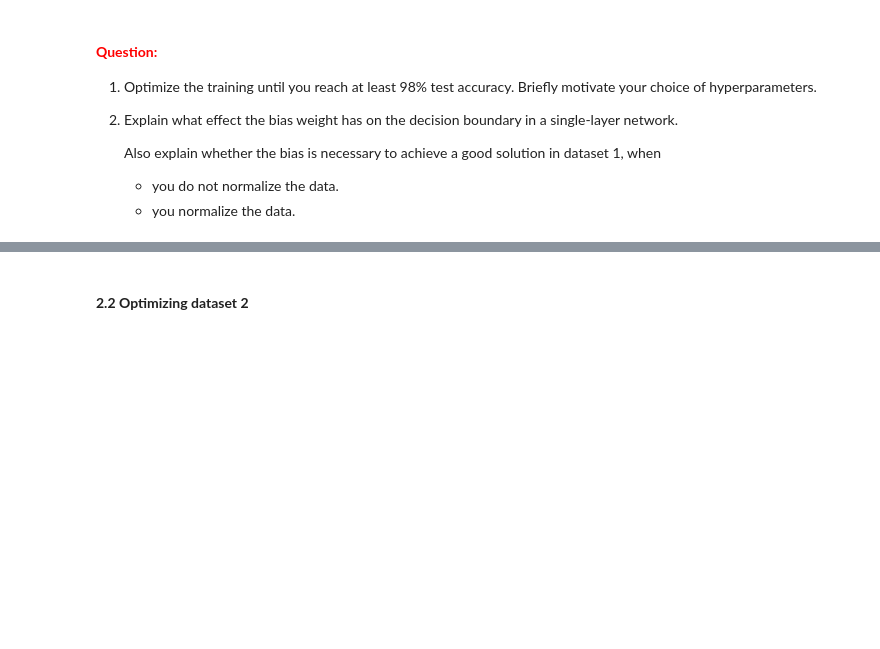
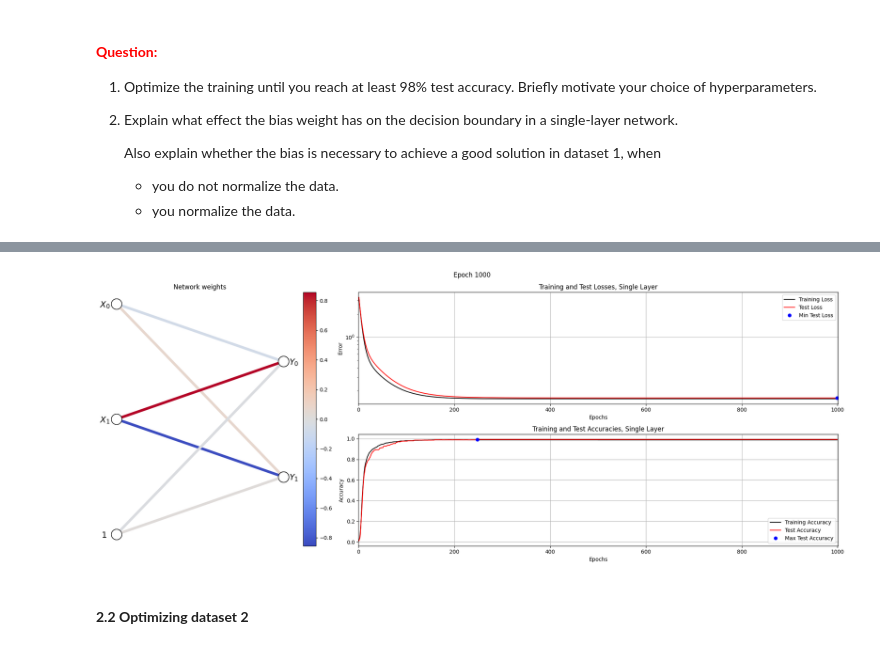
Before and after one commit to bobby-08/Deep-Learning-Labs-732A82, a Jupyter notebook: Lab1/SingleLayer.ipynb, the cells around one changed output, grey strips where cells are left out. Cells and saved outputs as stored; diff of their text form; code cells hidden in the pictures; blank space fills up the shorter version.

Commit message:
Implementing single layer

```diff
--- a/Lab1/SingleLayer.ipynb
+++ b/Lab1/SingleLayer.ipynb
@@ -420,3 +455,8 @@ trainSingleLayerOnDataset(1, 0.15, W0, B0, params)
+# %%
+params = {"epochs": 1000, "learningRate": 0.05}
+W, B, metrics = trainSingleLayer(XTrainNorm, DTrain, XTestNorm, DTest, W0, B0, params, plotProgress=True)
+# %% [output]
+[figure, added]
 # %% [markdown]
 #### **2.2 Optimizing dataset 2**
 # %%
```
Also changed, not shown: parts of 11 cells of this notebook.
